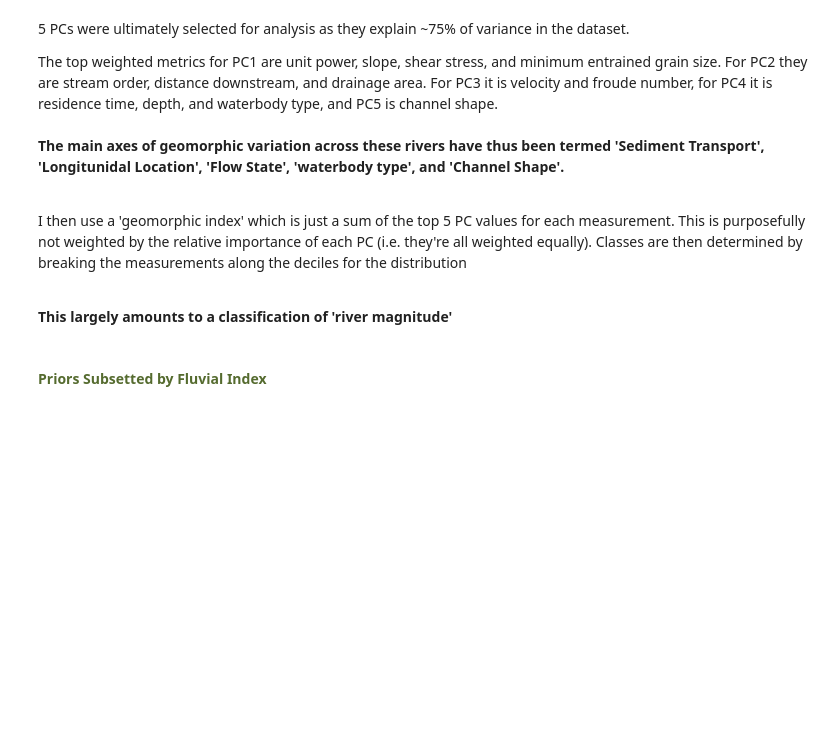
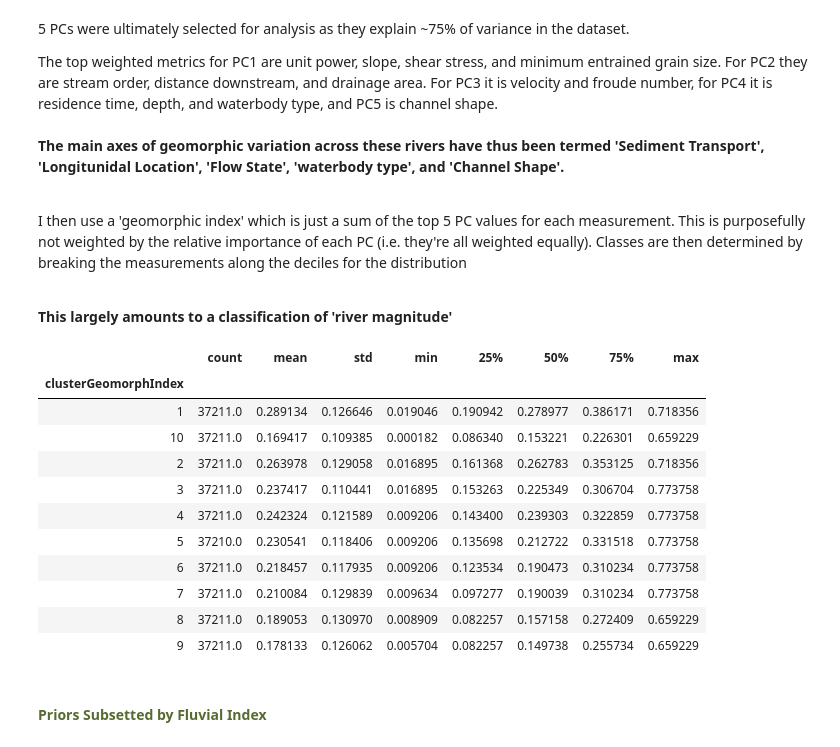
Before and after one commit to craigbrinkerhoff/2019_GeoClass, a Jupyter notebook: scripts/Brinkerhoff_GeoClass.ipynb, the cells around one changed output. Cells and saved outputs as stored; diff of their text form; code cells hidden in the pictures; blank space fills up the shorter version.

```diff
--- a/scripts/Brinkerhoff_GeoClass.ipynb
+++ b/scripts/Brinkerhoff_GeoClass.ipynb
@@ -486,29 +481,48 @@ principalDf
 # %%
 #get quantiles for PCs and 'top-weighted' variables to assist in supervised classification
 tertiles = [0.33, 0.66]
 quantiles= [0.20, 0.40, 0.60, 0.80]
 octiles = [0.125, 0.24, 0.365, 0.490, 0.615, 0.740, 0.865]
 deciles = [0.1, 0.2, 0.3, 0.4, 0.5, 0.6, 0.7, 0.8, 0.9]
 
 #add PC values to hydroshortened
 Hydroshortened['PC1'] = principalComponents[:,0]
 Hydroshortened['PC2'] = principalComponents[:,1]
 Hydroshortened['PC3'] = principalComponents[:,2]
 Hydroshortened['PC4'] = principalComponents[:,3]
 Hydroshortened['PC5'] = principalComponents[:,4]
 
 Hydroshortened['geomorphIndex'] = (Hydroshortened['PC1'])+(Hydroshortened['PC2'])+(Hydroshortened['PC3'])+(Hydroshortened['PC4'])+(Hydroshortened['PC5'])
-geomorphIndex = np.quantile(Hydroshortened['geomorphIndex'], octiles)
+geomorphIndex = np.quantile(Hydroshortened['geomorphIndex'], deciles)
 
 Hydroshortened['clusterGeomorphIndex'] = np.where(Hydroshortened['geomorphIndex']<geomorphIndex[0], '1',
                                                np.where(Hydroshortened['geomorphIndex']<geomorphIndex[1], '2',
                                                        np.where(Hydroshortened['geomorphIndex']<geomorphIndex[2], '3',
                                                                np.where(Hydroshortened['geomorphIndex']<geomorphIndex[3], '4',
                                                                         np.where(Hydroshortened['geomorphIndex']<geomorphIndex[4], '5',
                                                                                  np.where(Hydroshortened['geomorphIndex']<geomorphIndex[5], '6',
-                                                                                          np.where(Hydroshortened['geomorphIndex']<geomorphIndex[6], '7', '8')))))))
-                                                                                                   #np.where(Hydroshortened['geomorphIndex']<geomorphIndex[7], '8',
-                                                                                                   #        np.where(Hydroshortened['geomorphIndex']<geomorphIndex[8], '9', '10')))))))))
+                                                                                          np.where(Hydroshortened['geomorphIndex']<geomorphIndex[6], '7',
+                                                                                                   np.where(Hydroshortened['geomorphIndex']<geomorphIndex[7], '8',
+                                                                                                           np.where(Hydroshortened['geomorphIndex']<geomorphIndex[8], '9', '10')))))))))
+
+#binning fluvial indexes by k-means
+#binningFluvialType = KMeans(n_clusters=8, random_state=0).fit(Hydroshortened[['geomorphIndex']])
+#Hydroshortened['kmeansGemorphIndex'] = binningFluvialType.labels_
+
+Hydroshortened.groupby('clusterGeomorphIndex')['b'].describe()
+# %% [output]
+|  | count | mean | std | min | 25% | 50% | 75% | max |
+| clusterGeomorphIndex |  |  |  |  |  |  |  |  |
+| 1 | 37211.0 | 0.289134 | 0.126646 | 0.019046 | 0.190942 | 0.278977 | 0.386171 | 0.718356 |
+| 10 | 37211.0 | 0.169417 | 0.109385 | 0.000182 | 0.086340 | 0.153221 | 0.226301 | 0.659229 |
+| 2 | 37211.0 | 0.263978 | 0.129058 | 0.016895 | 0.161368 | 0.262783 | 0.353125 | 0.718356 |
+| 3 | 37211.0 | 0.237417 | 0.110441 | 0.016895 | 0.153263 | 0.225349 | 0.306704 | 0.773758 |
+| 4 | 37211.0 | 0.242324 | 0.121589 | 0.009206 | 0.143400 | 0.239303 | 0.322859 | 0.773758 |
+| 5 | 37210.0 | 0.230541 | 0.118406 | 0.009206 | 0.135698 | 0.212722 | 0.331518 | 0.773758 |
+| 6 | 37211.0 | 0.218457 | 0.117935 | 0.009206 | 0.123534 | 0.190473 | 0.310234 | 0.773758 |
+| 7 | 37211.0 | 0.210084 | 0.129839 | 0.009634 | 0.097277 | 0.190039 | 0.310234 | 0.773758 |
+| 8 | 37211.0 | 0.189053 | 0.130970 | 0.008909 | 0.082257 | 0.157158 | 0.272409 | 0.659229 |
+| 9 | 37211.0 | 0.178133 | 0.126062 | 0.005704 | 0.082257 | 0.149738 | 0.255734 | 0.659229 |
 # %% [markdown]
 <h4> <font color=darkolivegreen> Priors Subsetted by Fluvial Index</font></h4>
 # %%
```
Also changed, not shown: parts of 15 cells of this notebook, 3 other files.
